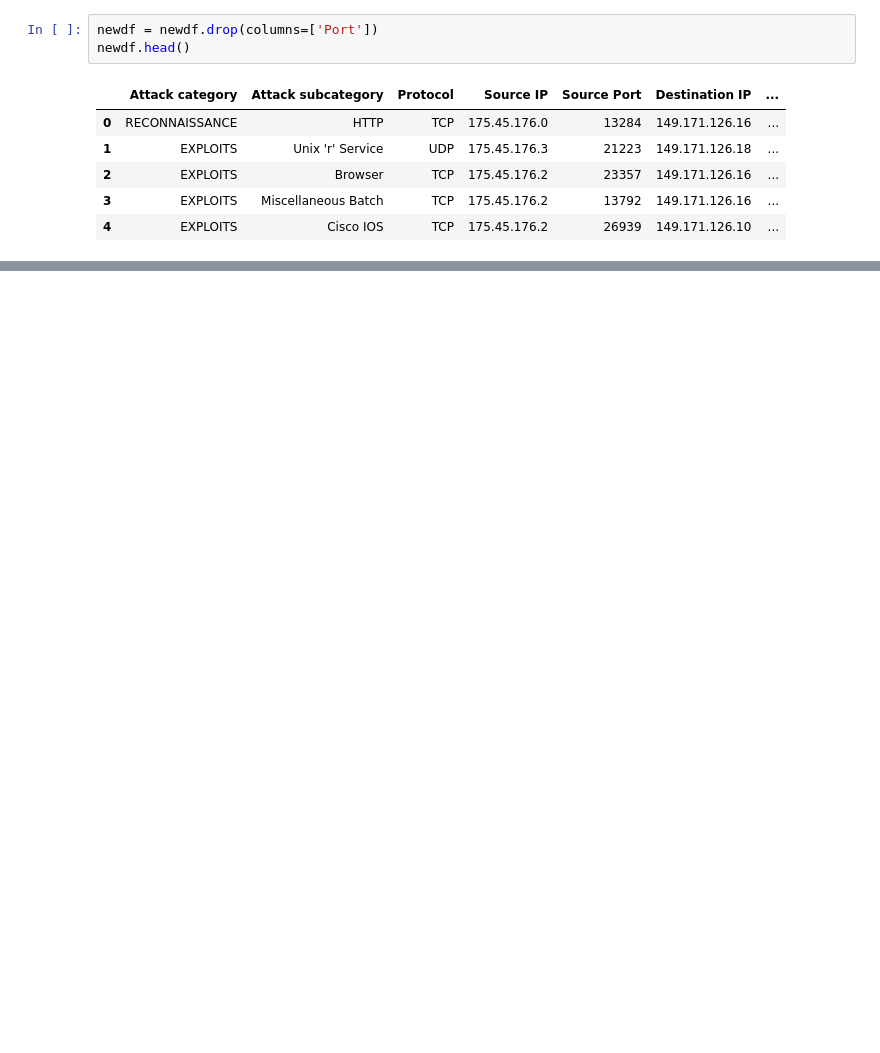
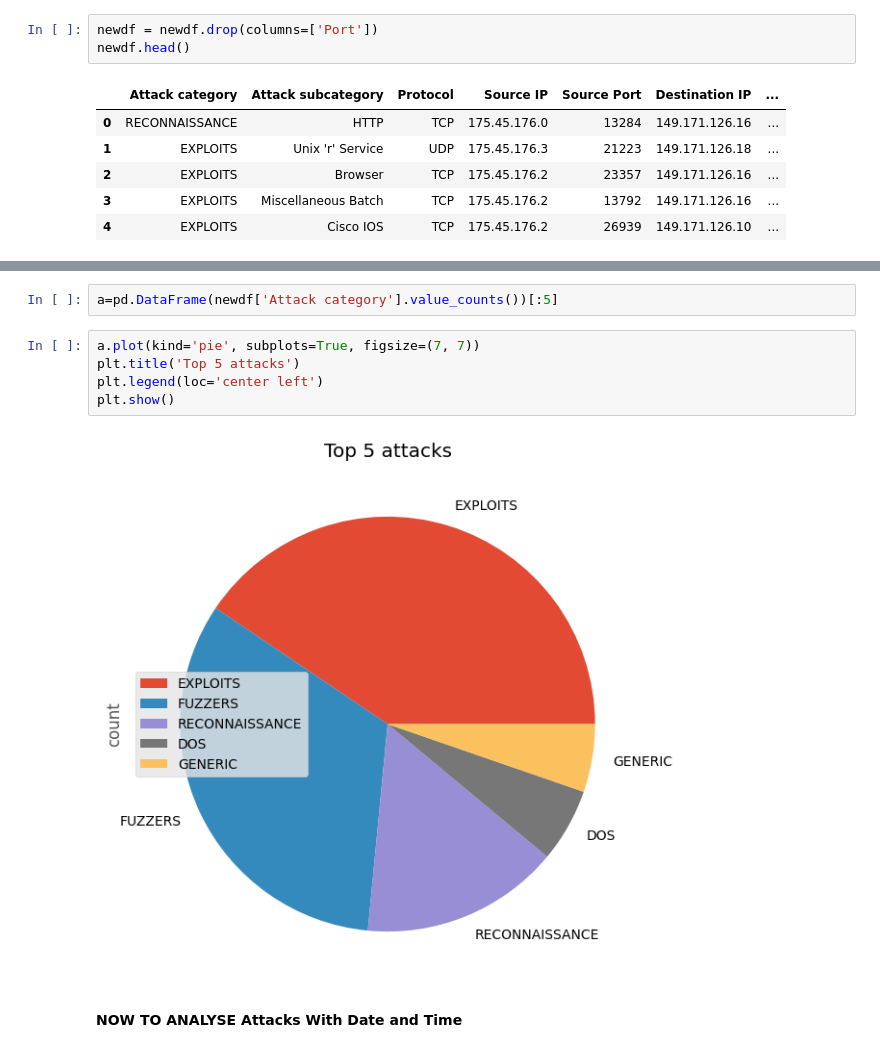
Before and after one commit to Harsh-248/Security_Data_Wrangling, a Jupyter notebook: Security_Data_Wrangling.ipynb, the cells around one changed output, grey strips where cells are left out. Saved outputs shown, nothing was run; the diff lists cells and outputs as text; blank space fills up the shorter version.

```diff
--- a/Security_Data_Wrangling.ipynb
+++ b/Security_Data_Wrangling.ipynb
@@ -259,0 +288,11 @@ newdf.head()
+# %%
+a=pd.DataFrame(newdf['Attack category'].value_counts())[:5]
+# %%
+a.plot(kind='pie', subplots=True, figsize=(7, 7))
+plt.title('Top 5 attacks')
+plt.legend(loc='center left')
+plt.show()
+# %% [output]
+[figure, added]
+# %% [markdown]
+**NOW TO ANALYSE Attacks With Date and Time**
```
Also changed, not shown: parts of 39 cells of this notebook.
